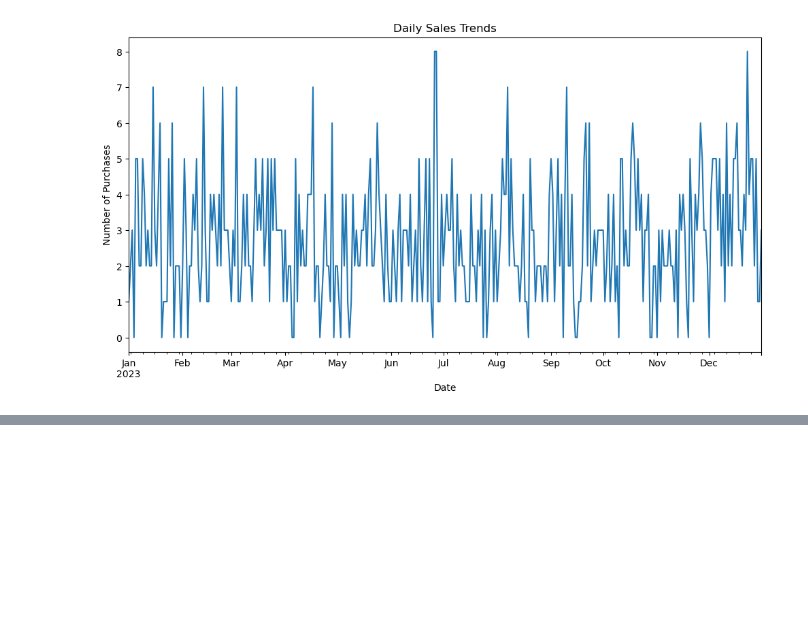
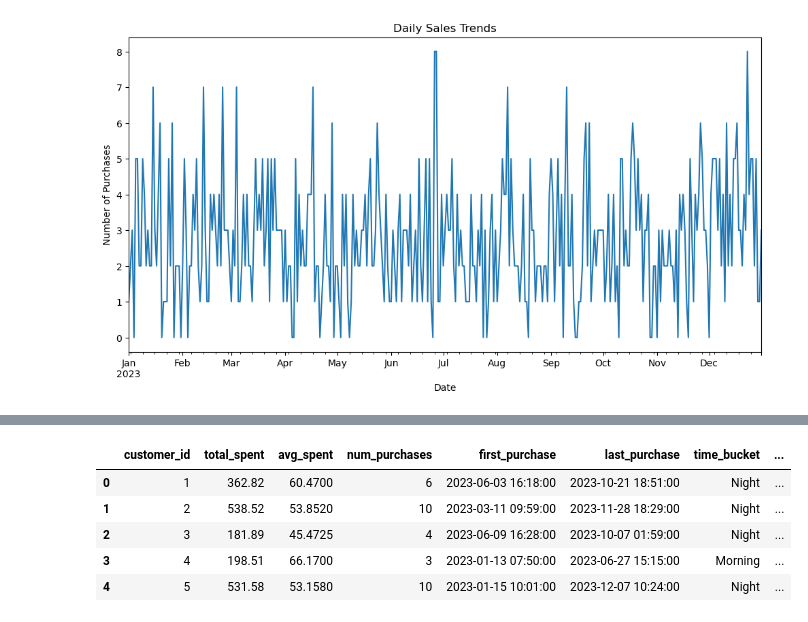
Before and after one commit to MingzengQin/Intership, a Jupyter notebook: EDA.ipynb, the cells around one changed output, grey strips where cells are left out. Drawn from its saved outputs; the diff is of its cells as text; code cells hidden in the pictures; blank space fills up the shorter version.

```diff
--- a/EDA.ipynb
+++ b/EDA.ipynb
@@ -143,0 +182,23 @@ plt.show()
+# %%
+customer_stats.drop(['avg_hour', 'min_hour', 'max_hour'], axis=1, inplace=True)
+# %%
+def get_season(month):
+    if month in [12, 1, 2]:
+        return 'Winter'
+    elif month in [3, 4, 5]:
+        return 'Spring'
+    elif month in [6, 7, 8]:
+        return 'Summer'
+    else:
+        return 'Fall'
+customer_stats['season_of_first_purchase'] = customer_stats['first_purchase'].dt.month.apply(get_season)
+customer_stats['season_of_last_purchase'] = customer_stats['last_purchase'].dt.month.apply(get_season)
+# %%
+customer_stats.head()
+# %% [output]
+|  | customer_id | total_spent | avg_spent | num_purchases | first_purchase | last_purchase | time_bucket | ... |
+| 0 | 1 | 362.82 | 60.4700 | 6 | 2023-06-03 16:18:00 | 2023-10-21 18:51:00 | Night | ... |
+| 1 | 2 | 538.52 | 53.8520 | 10 | 2023-03-11 09:59:00 | 2023-11-28 18:29:00 | Night | ... |
+| 2 | 3 | 181.89 | 45.4725 | 4 | 2023-06-09 16:28:00 | 2023-10-07 01:59:00 | Night | ... |
+| 3 | 4 | 198.51 | 66.1700 | 3 | 2023-01-13 07:50:00 | 2023-06-27 15:15:00 | Morning | ... |
+| 4 | 5 | 531.58 | 53.1580 | 10 | 2023-01-15 10:01:00 | 2023-12-07 10:24:00 | Night | ... |
```
Also changed, not shown: parts of 7 cells of this notebook.
